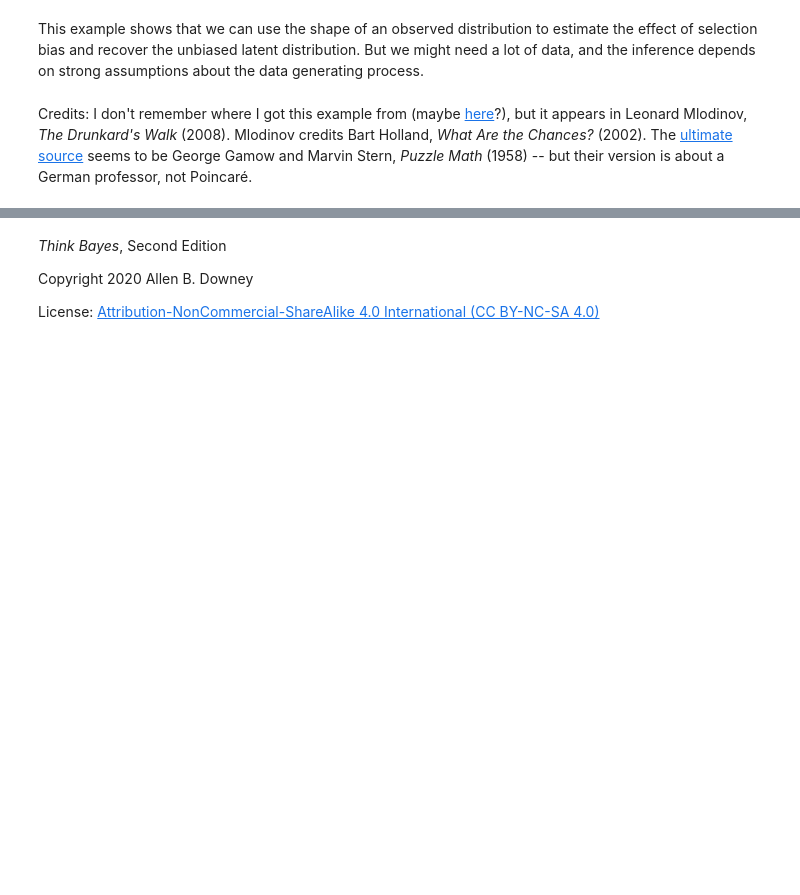
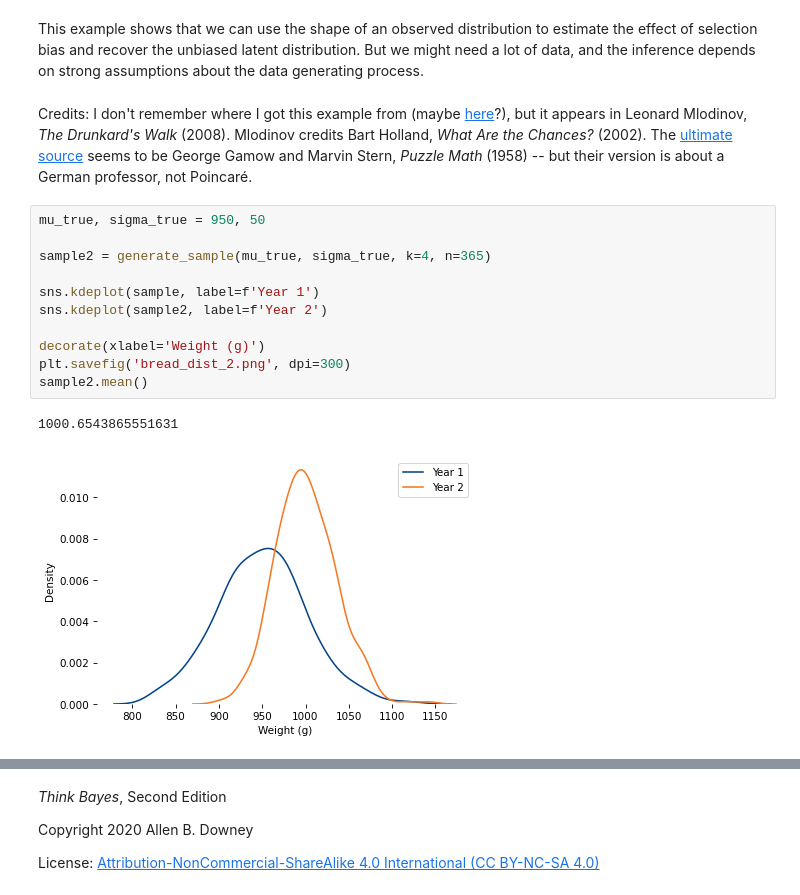
Before and after one commit to AllenDowney/ThinkBayes2, a Jupyter notebook: _sources/bread.ipynb, the cells around one changed output, grey strips where cells are left out. Drawn from its saved outputs; the diff is of its cells as text; blank space fills up the shorter version.

```diff
--- a/_sources/bread.ipynb
+++ b/_sources/bread.ipynb
@@ -256,3 +267,17 @@ But we might need a lot of data, and the inference depends on strong assumptions
 # %% [markdown]
 Credits: I don't remember where I got this example from (maybe [here](https://everything2.com/title/%2522true%2522+story+about+Poincar%25C3%25A9%2527s+baker)?), but it appears in Leonard Mlodinov, *The Drunkard's Walk* (2008). Mlodinov credits Bart Holland, *What Are the Chances?* (2002).
 The [ultimate source](https://hsm.stackexchange.com/questions/7299/poincar%C3%A9-and-the-baker-was-the-anecdote-true) seems to be George Gamow and Marvin Stern, *Puzzle Math* (1958) -- but their version is about a German professor, not Poincaré.
+# %%
+mu_true, sigma_true = 950, 50
+
+sample2 = generate_sample(mu_true, sigma_true, k=4, n=365)
+
+sns.kdeplot(sample, label=f'Year 1')
+sns.kdeplot(sample2, label=f'Year 2')
+
+decorate(xlabel='Weight (g)')
+plt.savefig('bread_dist_2.png', dpi=300)
+sample2.mean()
+# %% [output]
+1000.6543865551631
+[figure, added]
```
Also changed, not shown: parts of 8 cells of this notebook, 58 other files.
